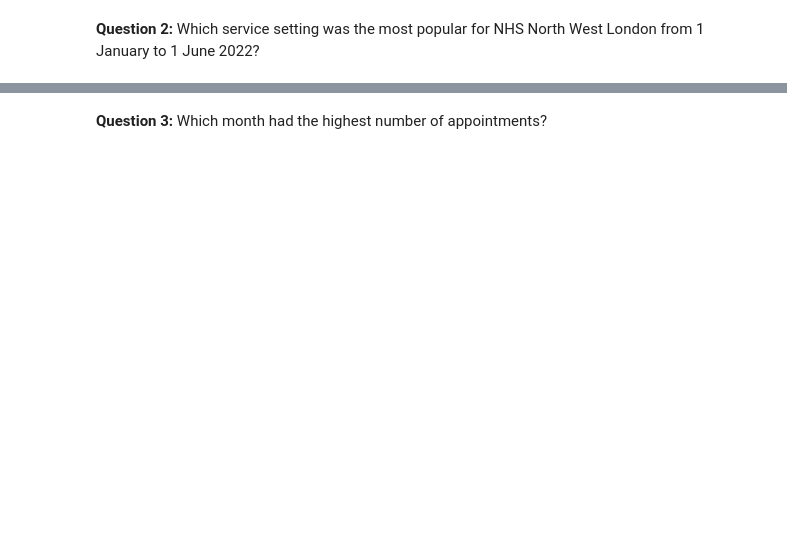
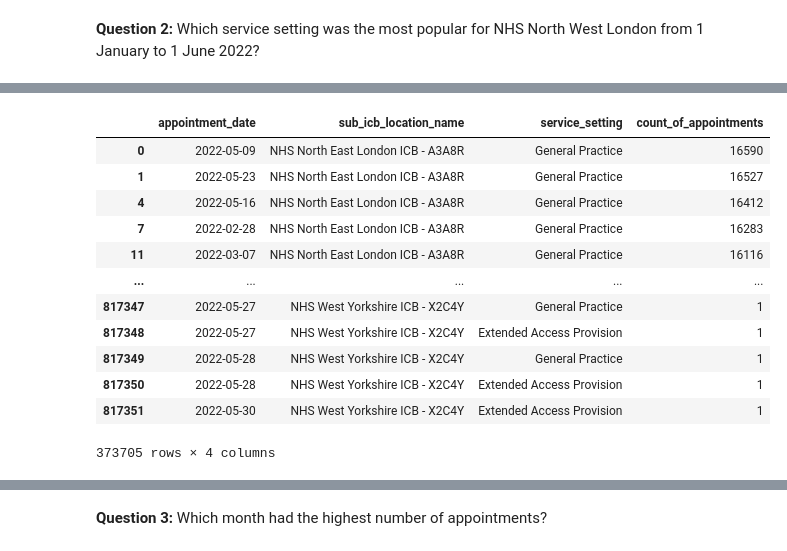
Before and after one commit to crialorob/Alonso_Robles_Cristina_DA201_Assignment, a Jupyter notebook: Alonso_Robles_Cristina_DA201_Assignment_Notebook.ipynb, the cells around one changed output, grey strips where cells are left out. Saved outputs shown, nothing was run; the diff lists cells and outputs as text; code cells hidden in the pictures; blank space fills up the shorter version.

```diff
--- a/Alonso_Robles_Cristina_DA201_Assignment_Notebook.ipynb
+++ b/Alonso_Robles_Cristina_DA201_Assignment_Notebook.ipynb
@@ -835,0 +891,17 @@ nc_subset.loc[nc_subset['sub_icb_location_name'].str.contains('NHS North West Lo
+# %%
+# Filtering the DataFrame by the specifric dates, from 1 January to 1 June 2022.
+nc_subset[(nc_subset['appointment_date'] > '2022-01-01') & (nc_subset['appointment_date'] < '2022-06-01')]
+# %% [output]
+|  | appointment_date | sub_icb_location_name | service_setting | count_of_appointments |
+| 0 | 2022-05-09 | NHS North East London ICB - A3A8R | General Practice | 16590 |
+| 1 | 2022-05-23 | NHS North East London ICB - A3A8R | General Practice | 16527 |
+| 4 | 2022-05-16 | NHS North East London ICB - A3A8R | General Practice | 16412 |
+| 7 | 2022-02-28 | NHS North East London ICB - A3A8R | General Practice | 16283 |
+| 11 | 2022-03-07 | NHS North East London ICB - A3A8R | General Practice | 16116 |
+| ... | ... | ... | ... | ... |
+| 817347 | 2022-05-27 | NHS West Yorkshire ICB - X2C4Y | General Practice | 1 |
+| 817348 | 2022-05-27 | NHS West Yorkshire ICB - X2C4Y | Extended Access Provision | 1 |
+| 817349 | 2022-05-28 | NHS West Yorkshire ICB - X2C4Y | General Practice | 1 |
+| 817350 | 2022-05-28 | NHS West Yorkshire ICB - X2C4Y | Extended Access Provision | 1 |
+| 817351 | 2022-05-30 | NHS West Yorkshire ICB - X2C4Y | Extended Access Provision | 1 |
+373705 rows × 4 columns
```
Also changed, not shown: parts of 105 cells of this notebook, 1 other file.
